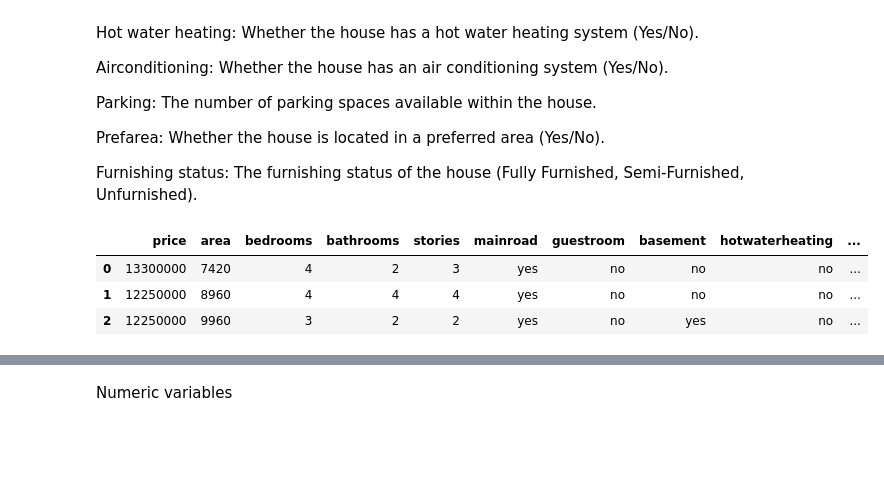
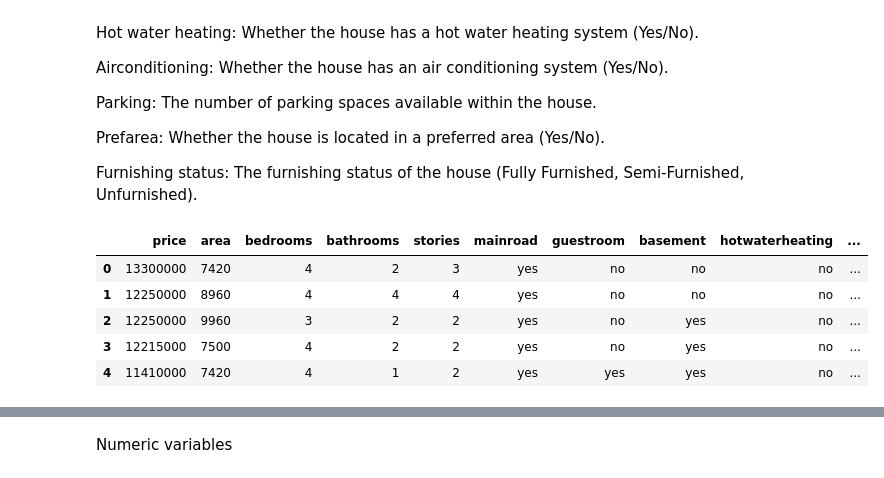
Before and after one commit to abelito89/Housing_Price_Prediction, a Jupyter notebook: notebooks/Ensemble_Learning_SVM_Lineal_Regression_Polynomial_Regression_(RobustScaled)_Housing_Price_Prediction.ipynb, the cells around one changed output, grey strips where cells are left out. Drawn from its saved outputs; the diff is of its cells as text; code cells hidden in the pictures; blank space fills up the shorter version.

```diff
--- a/notebooks/Ensemble_Learning_SVM_Lineal_Regression_Polynomial_Regression_(RobustScaled)_Housing_Price_Prediction.ipynb
+++ b/notebooks/Ensemble_Learning_SVM_Lineal_Regression_Polynomial_Regression_(RobustScaled)_Housing_Price_Prediction.ipynb
@@ -42,10 +42,12 @@ Furnishing status: The furnishing status of the house (Fully Furnished, Semi-Fur
 # %%
 sys.path.append("C:\\Abel\\Trabajo\\Proyectos Ciencia de Datos\\House Price Prediction\\src\\data")
 import carga_datos
 df = carga_datos.carga_datos('C:\\Abel\\Trabajo\\Proyectos Ciencia de Datos\\House Price Prediction\\data\\processed\\Housing.csv')
-df.head(3)
+df.head(5)
 # %% [output]
 |  | price | area | bedrooms | bathrooms | stories | mainroad | guestroom | basement | hotwaterheating | ... |
 | 0 | 13300000 | 7420 | 4 | 2 | 3 | yes | no | no | no | ... |
 | 1 | 12250000 | 8960 | 4 | 4 | 4 | yes | no | no | no | ... |
 | 2 | 12250000 | 9960 | 3 | 2 | 2 | yes | no | yes | no | ... |
+| 3 | 12215000 | 7500 | 4 | 2 | 2 | yes | no | yes | no | ... |
+| 4 | 11410000 | 7420 | 4 | 1 | 2 | yes | yes | yes | no | ... |
```
Also changed, not shown: parts of 1 cell of this notebook, 4 other files.
